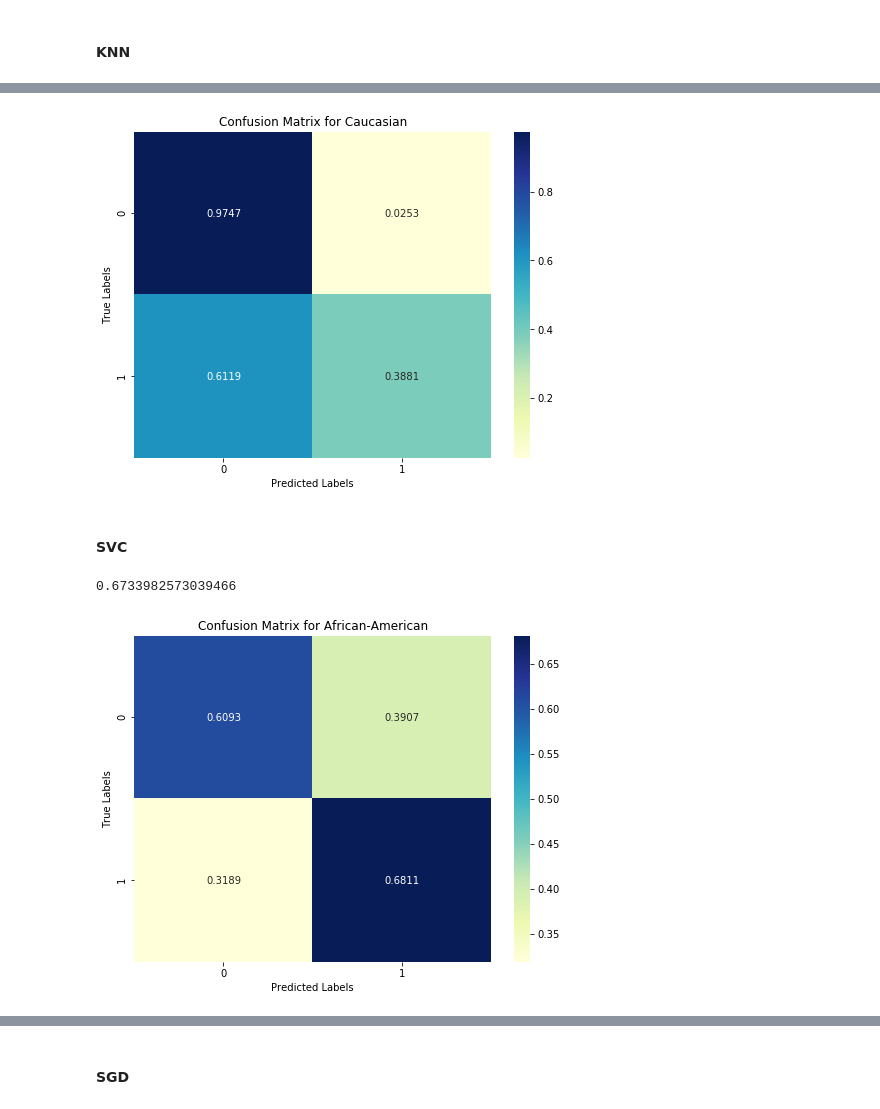
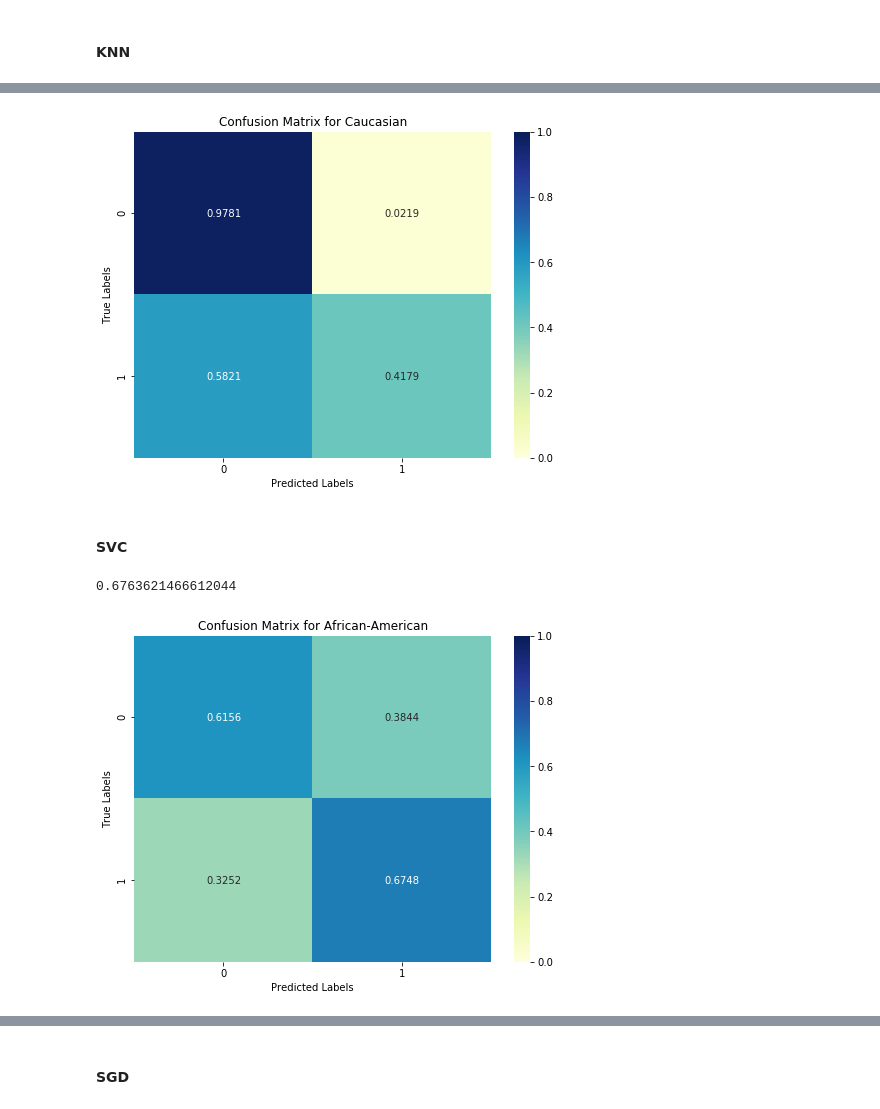
Before and after one commit to teamclouday/DataImputation, a Jupyter notebook: compas.ipynb, the cells around one changed output, grey strips where cells are left out. Saved outputs shown, nothing was run; the diff lists cells and outputs as text; code cells hidden in the pictures.

```diff
--- a/compas.ipynb
+++ b/compas.ipynb
@@ -72,7 +72,7 @@ c_jail_out:
  '2013-05-22 09:04:20' '2014-01-11 01:45:55']
 # %%
 # select data and preprocess
-data_processed = data[data['days_b_screening_arrest'] <= 30]
-data_processed = data[data['days_b_screening_arrest'] >= -30] # select within 30 days
+data_processed = data[(data['days_b_screening_arrest'].isnull()) | (data['days_b_screening_arrest'] <= 30)]
+data_processed = data[(data['days_b_screening_arrest'].isnull()) | (data['days_b_screening_arrest'] >= -30)] # select within 30 days
 data_processed.shape
 # %% [output]
@@ -80,6 +80,6 @@ data_processed.shape
 # %%
 data_processed = data_processed[data_processed['is_recid'] != -1]
 data_processed = data_processed[data_processed['c_charge_degree'] != 'O']
-data_processed.dropna(subset=["score_text", "c_charge_desc", "c_jail_out", "c_jail_in", "days_b_screening_arrest"], inplace=True)
+data_processed.dropna(subset=["c_charge_desc", "c_jail_out", "c_jail_in", "days_b_screening_arrest"], inplace=True)
 data_processed.shape
 # %% [output]
@@ -688,12 +688,12 @@ plt.show()
 # %%
 plt.figure(figsize=(8, 6))
 plt.title("Confusion Matrix for Caucasian")
-sns.heatmap(pd.DataFrame(transform_cf(confusion_matrix(data_target_white, clf.predict(data_train_white))), index=[0, 1], columns=[0, 1]), annot=True, cmap="YlGnBu", fmt=".4f")
+sns.heatmap(pd.DataFrame(transform_cf(confusion_matrix(data_target_white, clf.predict(data_train_white))), index=[0, 1], columns=[0, 1]), annot=True, cmap="YlGnBu", fmt=".4f", vmin=0.0, vmax=1.0)
 plt.xlabel("Predicted Labels")
 plt.ylabel("True Labels")
 plt.show()
 # %% [output]
-[figure, old version]
+[figure, new version]
 # %% [markdown]
 #### SVC
 # %%
@@ -701,16 +701,16 @@ clf = LinearSVC(C=0.001, dual=False)
 clf.fit(X_res, y_res)
 clf.score(X, y)
 # %% [output]
-0.6733982573039466
+0.6763621466612044
 # %%
 plt.figure(figsize=(8, 6))
 plt.title("Confusion Matrix for African-American")
-sns.heatmap(pd.DataFrame(transform_cf(confusion_matrix(data_target_black, clf.predict(data_train_black))), index=[0, 1], columns=[0, 1]), annot=True, cmap="YlGnBu", fmt=".4f")
+sns.heatmap(pd.DataFrame(transform_cf(confusion_matrix(data_target_black, clf.predict(data_train_black))), index=[0, 1], columns=[0, 1]), annot=True, cmap="YlGnBu", fmt=".4f", vmin=0.0, vmax=1.0)
 plt.xlabel("Predicted Labels")
 plt.ylabel("True Labels")
 plt.show()
 # %% [output]
-[figure, old version]
+[figure, new version]
 # %%
 plt.figure(figsize=(8, 6))
 plt.title("Confusion Matrix for Caucasian")
```
Also changed, not shown: parts of 82 cells of this notebook, 2 other files.
